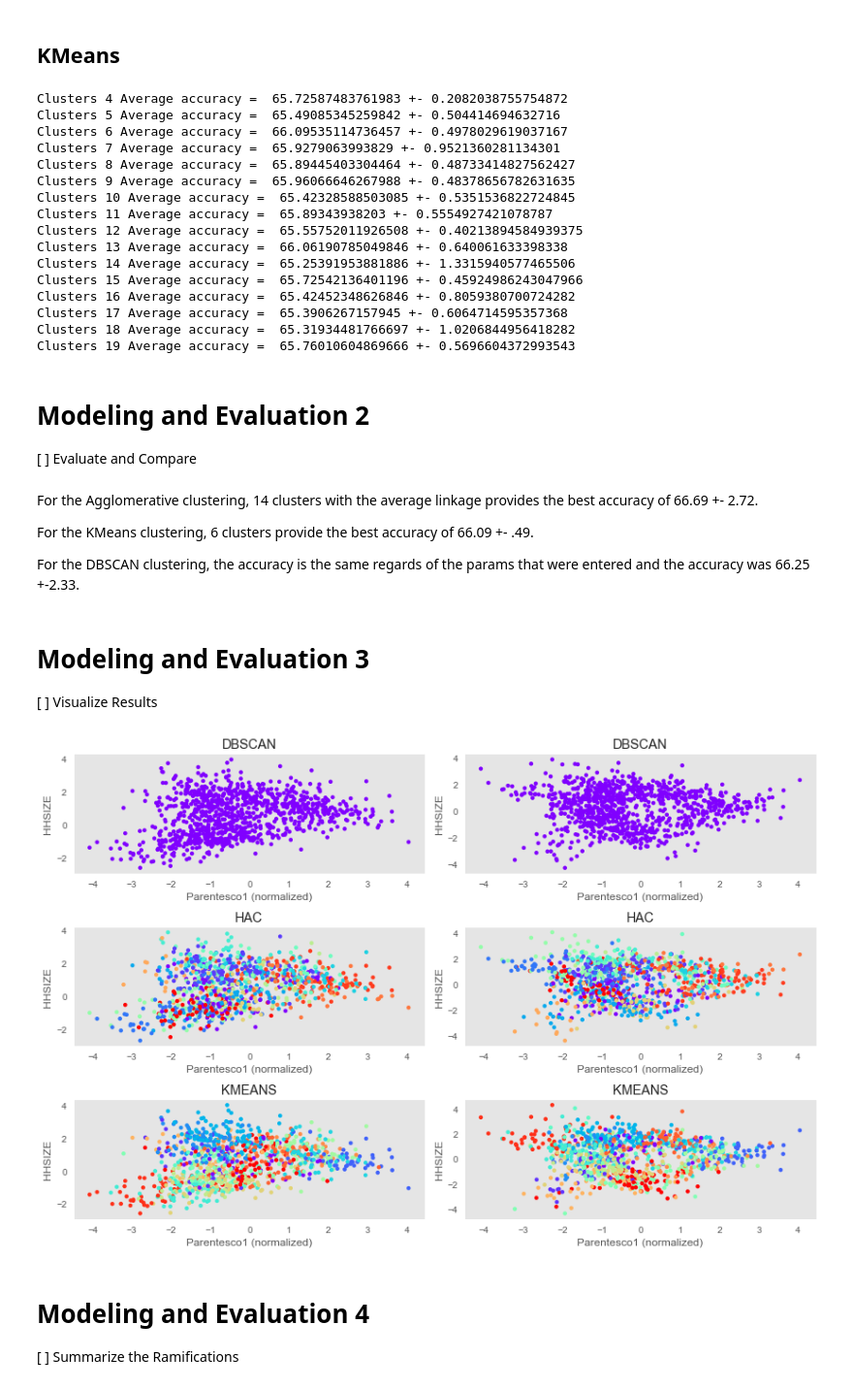
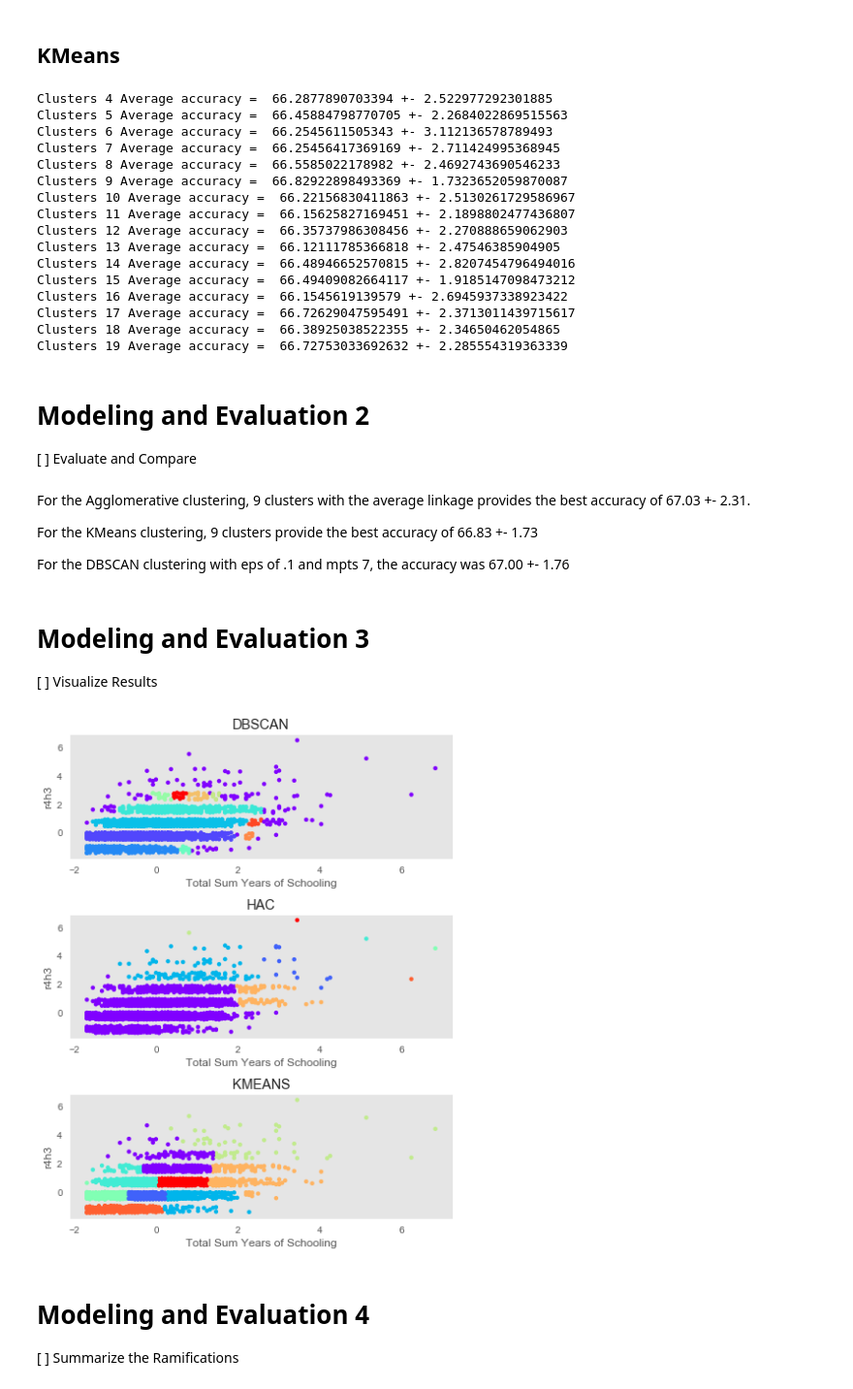
Before and after one commit to JLMarin64/CostaRicanPovertyPred, a Jupyter notebook: Lab 3/Lab 3_jm2.ipynb, the cells around one changed output. Shown at 97% size. Drawn from its saved outputs; the diff is of its cells as text; code cells hidden in the pictures.

```diff
--- a/Lab 3/Lab 3_jm2.ipynb
+++ b/Lab 3/Lab 3_jm2.ipynb
@@ -633,0 +681,5 @@ plt.show()
+# %%
+X2 =  train_model_set[['Total Sum Years of Schooling','r4h3']]
+
+
+print('complete')
@@ -642,11 +718,11 @@ cv = StratifiedKFold(n_splits=10)
 
 #params = []
 for link in ['ward', 'complete', 'average']:
-    for n_fam in range(13,20):
+    for n_fam in range(4,12):
 
         # append on the clustering
         cls_fam = AgglomerativeClustering(n_clusters=n_fam, linkage=link)
-        cls_fam.fit(X_cluster)
+        cls_fam.fit(X2)
         newfeature_fam = cls_fam.labels_ # the labels from kmeans clustering
 
         #Xmodel = X[['hhsize','parentesco1','rooms']]
@@ -681,11 +757,11 @@ C= 19 average Average accuracy =  66.59431756344507 +- 1.9106569962478899
 from sklearn.cluster import DBSCAN
 
 params = []
-for eps in [0.1, 0.125, 0.15]:
-    for mpts in range(4,8):
+for eps in [.01, 0.1, 0.125, 0.15, .2, .5, 1]:
+    for mpts in range(4,10):
        # append on the clustering
         cls_fam = DBSCAN(eps=eps, min_samples=mpts)
-        cls_fam.fit(X_cluster)
+        cls_fam.fit(X2)
         newfeature_fam = cls_fam.labels_ # the labels from kmeans clustering
 
         #Xmodel = X[['hhsize','parentesco1','rooms']]
@@ -721,84 +803,82 @@ for n_fam in range(4,20):
 
     # append on the clustering
     cls_fam = KMeans(n_clusters=n_fam, init='k-means++',random_state=1)
-    cls_fam.fit(X_cluster)
+    cls_fam.fit(X2)
     newfeature_fam = cls_fam.labels_ # the labels from kmeans clustering
 
-    X_features =pd.get_dummies(newfeature_fam)
+    Xmodel = np.column_stack((X_cluster,pd.get_dummies(newfeature_fam)))
 
-    acc = cross_val_score(clf,X_features,y=y_cluster,cv=cv)
+    acc = cross_val_score(clf,Xmodel,y=y_cluster,cv=cv)
     #params.append((n_fare,n_fam,acc.mean()*100,acc.std()*100)) # save state
 
     print ("Clusters",n_fam,"Average accuracy = ", acc.mean()*100, "+-", acc.std()*100)
 # %% [output]
-Clusters 4 Average accuracy =  65.72587483761983 +- 0.2082038755754872
-Clusters 5 Average accuracy =  65.49085345259842 +- 0.504414694632716
-Clusters 6 Average accuracy =  66.09535114736457 +- 0.4978029619037167
-Clusters 7 Average accuracy =  65.9279063993829 +- 0.9521360281134301
-Clusters 8 Average accuracy =  65.89445403304464 +- 0.48733414827562427
-Clusters 9 Average accuracy =  65.96066646267988 +- 0.48378656782631635
-Clusters 10 Average accuracy =  65.42328588503085 +- 0.5351536822724845
-Clusters 11 Average accuracy =  65.89343938203 +- 0.5554927421078787
-Clusters 12 Average accuracy =  65.55752011926508 +- 0.40213894584939375
-Clusters 13 Average accuracy =  66.06190785049846 +- 0.640061633398338
-Clusters 14 Average accuracy =  65.25391953881886 +- 1.3315940577465506
-Clusters 15 Average accuracy =  65.72542136401196 +- 0.45924986243047966
-Clusters 16 Average accuracy =  65.42452348626846 +- 0.8059380700724282
-Clusters 17 Average accuracy =  65.3906267157945 +- 0.6064714595357368
-Clusters 18 Average accuracy =  65.31934481766697 +- 1.0206844956418282
-Clusters 19 Average accuracy =  65.76010604869666 +- 0.5696604372993543
+Clusters 4 Average accuracy =  66.2877890703394 +- 2.522977292301885
+Clusters 5 Average accuracy =  66.45884798770705 +- 2.2684022869515563
+Clusters 6 Average accuracy =  66.2545611505343 +- 3.112136578789493
+Clusters 7 Average accuracy =  66.25456417369169 +- 2.711424995368945
+Clusters 8 Average accuracy =  66.5585022178982 +- 2.4692743690546233
+Clusters 9 Average accuracy =  66.82922898493369 +- 1.7323652059870087
+Clusters 10 Average accuracy =  66.22156830411863 +- 2.5130261729586967
+Clusters 11 Average accuracy =  66.15625827169451 +- 2.1898802477436807
+Clusters 12 Average accuracy =  66.35737986308456 +- 2.270888659062903
+Clusters 13 Average accuracy =  66.12111785366818 +- 2.47546385904905
+Clusters 14 Average accuracy =  66.48946652570815 +- 2.8207454796494016
+Clusters 15 Average accuracy =  66.49409082664117 +- 1.9185147098473212
+Clusters 16 Average accuracy =  66.1545619139579 +- 2.6945937338923422
+Clusters 17 Average accuracy =  66.72629047595491 +- 2.3713011439715617
+Clusters 18 Average accuracy =  66.38925038522355 +- 2.34650462054865
+Clusters 19 Average accuracy =  66.72753033692632 +- 2.285554319363339
 # %% [markdown]
 # Modeling and Evaluation 2
 
 [ ] Evaluate and Compare
 # %% [markdown]
 
-For the Agglomerative clustering, 14 clusters with the average linkage provides the best accuracy of 66.69 +- 2.72.
+For the Agglomerative clustering, 9 clusters with the average linkage provides the best accuracy of 67.03 +- 2.31.
 
-For the KMeans clustering, 6 clusters provide the best accuracy of 66.09 +- .49.
+For the KMeans clustering, 9 clusters provide the best accuracy of 66.83 +- 1.73
 
-For the DBSCAN clustering, the accuracy is the same regards of the params that were entered and the accuracy was 66.25 +-2.33.
+For the DBSCAN clustering with eps of .1 and mpts 7, the accuracy was 67.00 +- 1.76
 # %% [markdown]
 # Modeling and Evaluation 3
 [ ] Visualize Results
 # %%
-data = X
+data = X2
 
-cls = DBSCAN(eps=0.125, min_samples=6)
+cls = DBSCAN(eps=0.1, min_samples=7)
 cls.fit(data)
 dbs_labels = cls.labels_
 
-cls = AgglomerativeClustering(n_clusters=14, linkage='complete')
+cls = AgglomerativeClustering(n_clusters=9, linkage='average')
 cls.fit(data)
 hac_labels = cls.labels_
 
-cls = KMeans(n_clusters=17, random_state=1)
+cls = KMeans(n_clusters=9, random_state=1)
 cls.fit(data)
 kmn_labels = cls.labels_
 
 fig = plt.figure(figsize=(12,8))
 title = ['DBSCAN','HAC','KMEANS']
 
 for i,l in enumerate([dbs_labels,hac_labels,kmn_labels]):
 
     plt.subplot(3,2,2*i+1)
     plt.scatter(data[:, 0], data[:, 1]+np.random.random(data[:, 1].shape)/2, c=l, cmap=plt.cm.rainbow, s=20, linewidths=0)
-    plt.xlabel('Parentesco1 (normalized)'), plt.ylabel('HHSIZE')
+    plt.xlabel('Total Sum Years of Schooling'), plt.ylabel('r4h3')
     plt.grid()
     plt.title(title[i])
 
-    plt.subplot(3,2,2*i+2)
-    plt.scatter(data[:, 0], data[:, 2]+np.random.random(data[:, 1].shape)/2, c=l, cmap=plt.cm.rainbow, s=20, linewidths=0)
-    plt.xlabel('Parentesco1 (normalized)'), plt.ylabel('HHSIZE')
-    plt.grid()
-    plt.title(title[i])
+    fig_size[0] = 20
+    fig_size[1] = 12
+    plt.rcParams["figure.figsize"] = fig_size
 
 
 
 plt.tight_layout()
 plt.show()
 # %% [output]
-[figure, old version]
+[figure, new version]
 # %% [markdown]
 # Modeling and Evaluation 4
 
```
Also changed, not shown: parts of 17 cells of this notebook.
